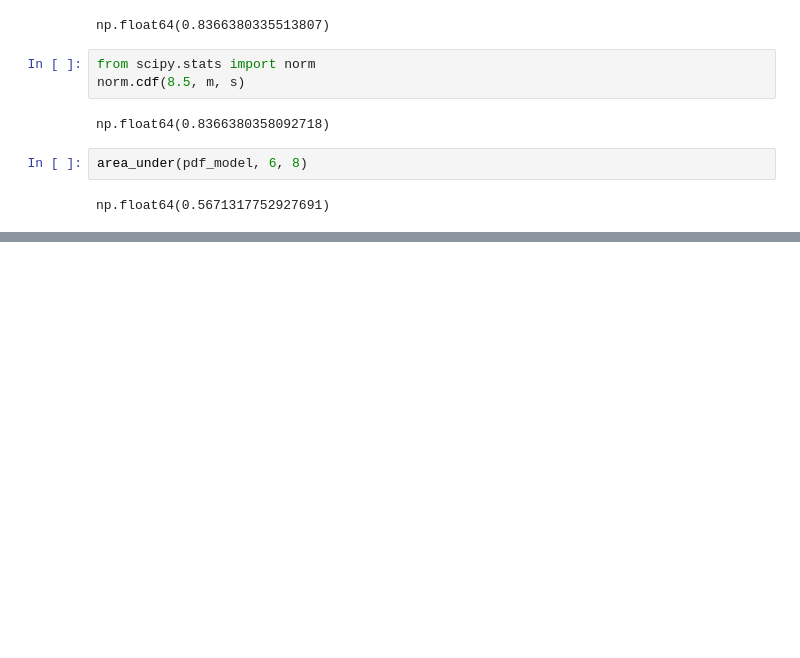
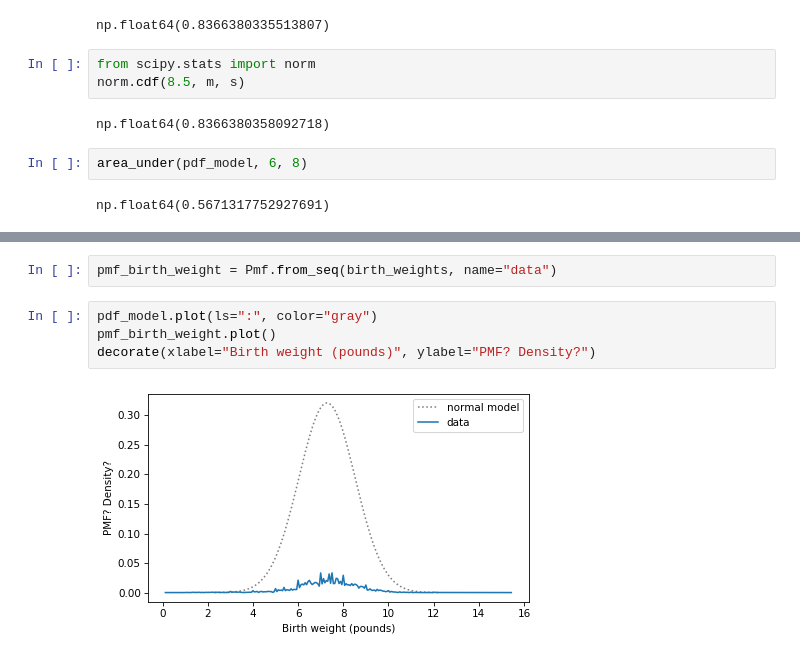
Before and after one commit to lochnes-007/EDA, a Jupyter notebook: nsfg.ipynb, the cells around one changed output, grey strips where cells are left out. Drawn from its saved outputs; the diff is of its cells as text; blank space fills up the shorter version.

```diff
--- a/nsfg.ipynb
+++ b/nsfg.ipynb
@@ -1326,0 +1347,8 @@ np.float64(0.5671317752927691)
+# %%
+pmf_birth_weight = Pmf.from_seq(birth_weights, name="data")
+# %%
+pdf_model.plot(ls=":", color="gray")
+pmf_birth_weight.plot()
+decorate(xlabel="Birth weight (pounds)", ylabel="PMF? Density?")
+# %% [output]
+[figure, added]
```
Also changed, not shown: parts of 7 cells of this notebook.
